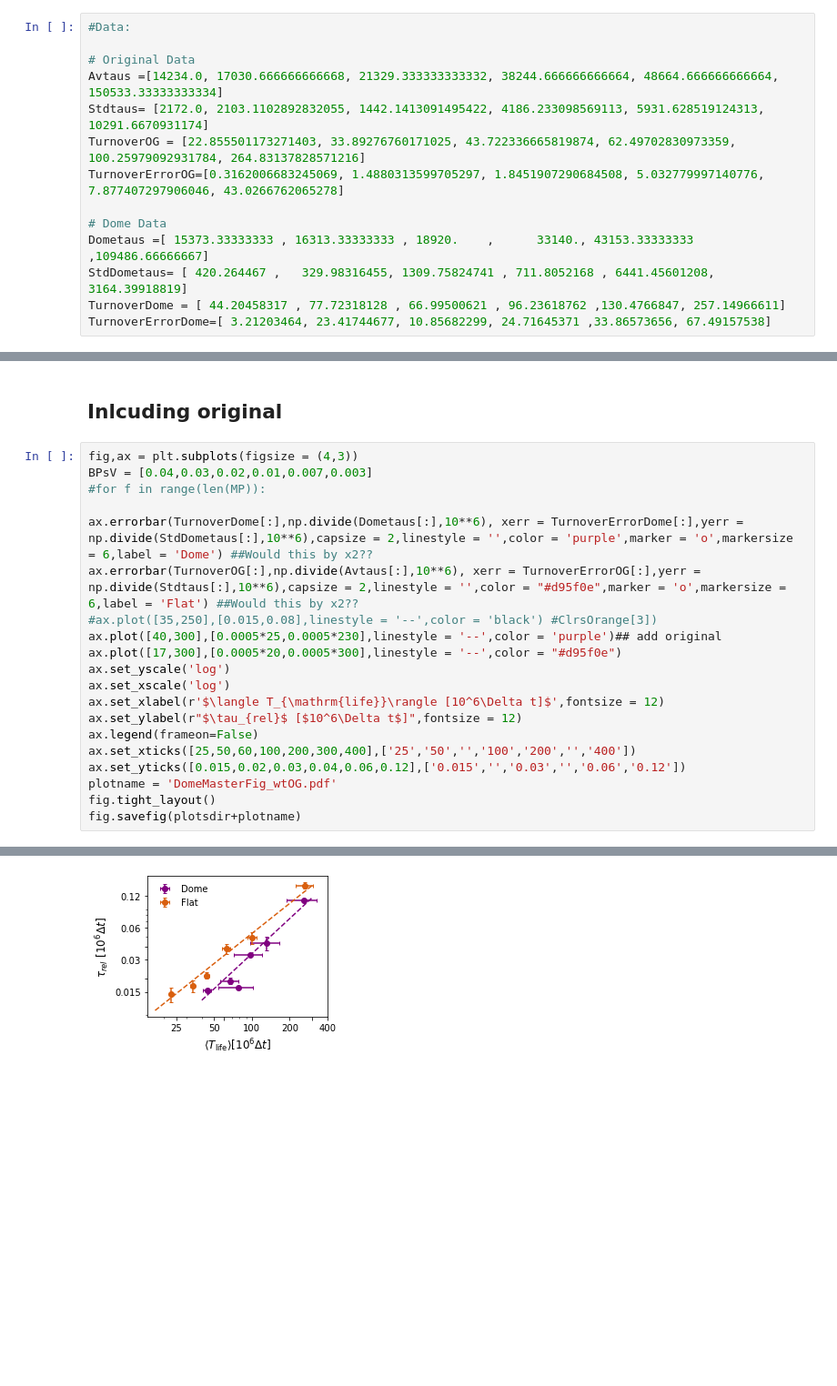
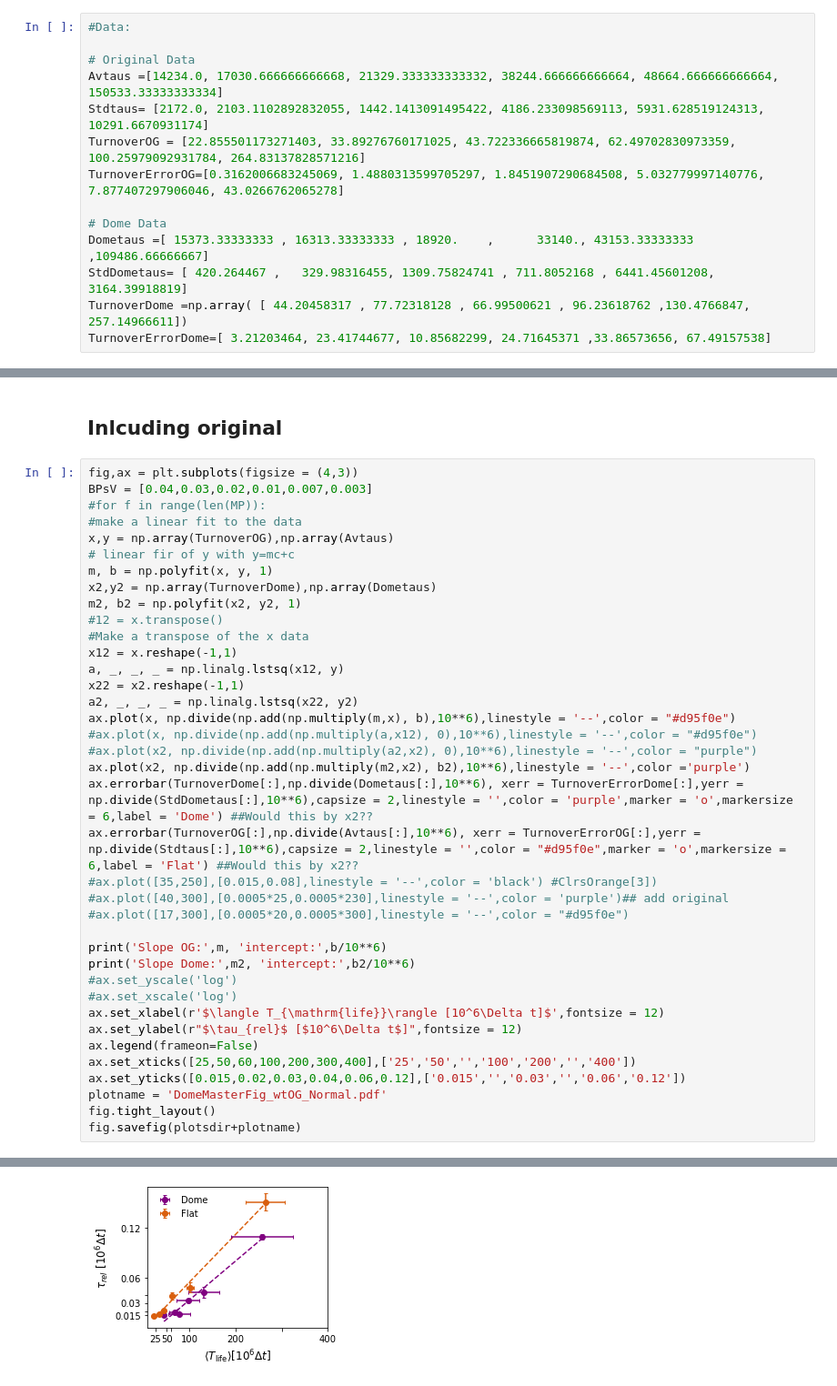
Before and after one commit to Billie1717/ColIVTurnover_Simulations, a Jupyter notebook: Data_and_Figures/Fig_Dome/MasterPlottingDome.ipynb, the cells around one changed output, grey strips where cells are left out. Shown: that part at 91% size. Drawn from its saved outputs; the diff is of its cells as text; blank space fills up the shorter version.

Commit message:
altered constant stress plot and also added some dome data

```diff
--- a/Data_and_Figures/Fig_Dome/MasterPlottingDome.ipynb
+++ b/Data_and_Figures/Fig_Dome/MasterPlottingDome.ipynb
@@ -41,7 +41,7 @@ TurnoverErrorOG=[0.3162006683245069, 1.4880313599705297, 1.8451907290684508, 5.0
 # Dome Data
 Dometaus =[ 15373.33333333 , 16313.33333333 , 18920.    ,      33140., 43153.33333333 ,109486.66666667]
 StdDometaus= [ 420.264467 ,   329.98316455, 1309.75824741 , 711.8052168 , 6441.45601208, 3164.39918819]
-TurnoverDome = [ 44.20458317 , 77.72318128 , 66.99500621 , 96.23618762 ,130.4766847, 257.14966611]
+TurnoverDome =np.array( [ 44.20458317 , 77.72318128 , 66.99500621 , 96.23618762 ,130.4766847, 257.14966611])
 TurnoverErrorDome=[ 3.21203464, 23.41744677, 10.85682299, 24.71645371 ,33.86573656, 67.49157538]
 # %%
 cmap0 = plt.cm.get_cmap('YlOrBr') #YlOrBr
@@ -72,20 +72,38 @@ ClrsOrange = ["#fed98e","#fe9929","#d95f0e","#993404"]
 fig,ax = plt.subplots(figsize = (4,3))
 BPsV = [0.04,0.03,0.02,0.01,0.007,0.003]
 #for f in range(len(MP)):
-
+#make a linear fit to the data
+x,y = np.array(TurnoverOG),np.array(Avtaus)
+# linear fir of y with y=mc+c
+m, b = np.polyfit(x, y, 1)
+x2,y2 = np.array(TurnoverDome),np.array(Dometaus)
+m2, b2 = np.polyfit(x2, y2, 1)
+#12 = x.transpose()
+#Make a transpose of the x data
+x12 = x.reshape(-1,1)
+a, _, _, _ = np.linalg.lstsq(x12, y)
+x22 = x2.reshape(-1,1)
+a2, _, _, _ = np.linalg.lstsq(x22, y2)
+ax.plot(x, np.divide(np.add(np.multiply(m,x), b),10**6),linestyle = '--',color = "#d95f0e")
+#ax.plot(x, np.divide(np.add(np.multiply(a,x12), 0),10**6),linestyle = '--',color = "#d95f0e")
+#ax.plot(x2, np.divide(np.add(np.multiply(a2,x2), 0),10**6),linestyle = '--',color = "purple")
+ax.plot(x2, np.divide(np.add(np.multiply(m2,x2), b2),10**6),linestyle = '--',color ='purple')
 ax.errorbar(TurnoverDome[:],np.divide(Dometaus[:],10**6), xerr = TurnoverErrorDome[:],yerr = np.divide(StdDometaus[:],10**6),capsize = 2,linestyle = '',color = 'purple',marker = 'o',markersize = 6,label = 'Dome') ##Would this by x2??
 ax.errorbar(TurnoverOG[:],np.divide(Avtaus[:],10**6), xerr = TurnoverErrorOG[:],yerr = np.divide(Stdtaus[:],10**6),capsize = 2,linestyle = '',color = "#d95f0e",marker = 'o',markersize = 6,label = 'Flat') ##Would this by x2??
 #ax.plot([35,250],[0.015,0.08],linestyle = '--',color = 'black') #ClrsOrange[3])
-ax.plot([40,300],[0.0005*25,0.0005*230],linestyle = '--',color = 'purple')## add original
-ax.plot([17,300],[0.0005*20,0.0005*300],linestyle = '--',color = "#d95f0e")
-ax.set_yscale('log')
-ax.set_xscale('log')
+#ax.plot([40,300],[0.0005*25,0.0005*230],linestyle = '--',color = 'purple')## add original
+#ax.plot([17,300],[0.0005*20,0.0005*300],linestyle = '--',color = "#d95f0e")
+
+print('Slope OG:',m, 'intercept:',b/10**6)
+print('Slope Dome:',m2, 'intercept:',b2/10**6)
+#ax.set_yscale('log')
+#ax.set_xscale('log')
 ax.set_xlabel(r'$\langle T_{\mathrm{life}}\rangle [10^6\Delta t]$',fontsize = 12)
 ax.set_ylabel(r"$\tau_{rel}$ [$10^6\Delta t$]",fontsize = 12)
 ax.legend(frameon=False)
 ax.set_xticks([25,50,60,100,200,300,400],['25','50','','100','200','','400'])
 ax.set_yticks([0.015,0.02,0.03,0.04,0.06,0.12],['0.015','','0.03','','0.06','0.12'])
-plotname = 'DomeMasterFig_wtOG.pdf'
+plotname = 'DomeMasterFig_wtOG_Normal.pdf'
 fig.tight_layout()
 fig.savefig(plotsdir+plotname)
 # %% [output]
@@ -92 +112 @@ fig.savefig(plotsdir+plotname)
-[figure, old version]
+[figure, new version]
```
Also changed, not shown: parts of 2 cells of this notebook, 27 other files.
